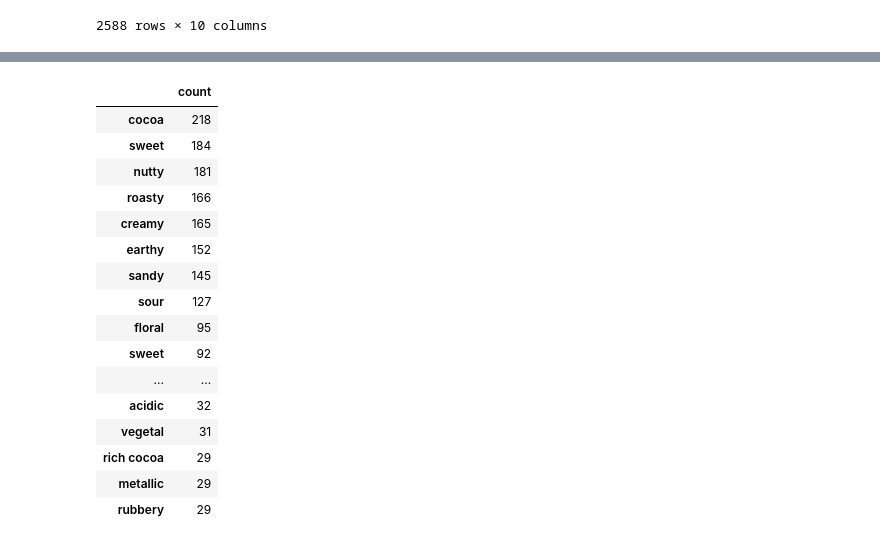
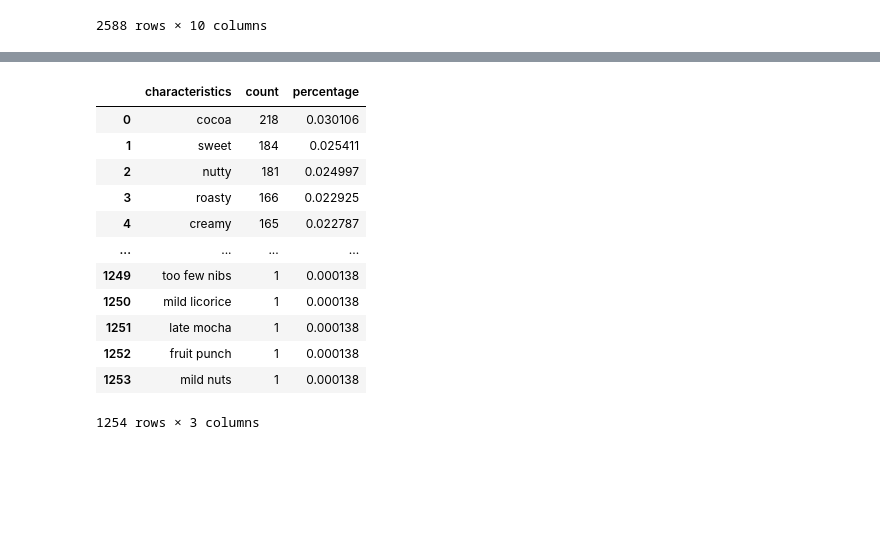
Before and after one commit to robindhillon1/chocolate_rating, a Jupyter notebook: src/chocolate_rating_eda.ipynb, the cells around one changed output, grey strips where cells are left out. Saved outputs shown, nothing was run; the diff lists cells and outputs as text; code cells hidden in the pictures; blank space fills up the shorter version.

```diff
--- a/src/chocolate_rating_eda.ipynb
+++ b/src/chocolate_rating_eda.ipynb
@@ -7,6 +11,6 @@ from pandas_profiling import ProfileReport
 # %%
 # Read raw data files
-choco_raw = pd.read_csv("../data/raw/DSCI_522_chocolate_raw.csv", index_col=0)
+choco_raw = pd.read_csv("../data/raw/chocolate_raw.csv")
 # %%
 choco_raw
 # %% [output]
@@ -55,0 +65,5 @@ memory usage: 222.4+ KB
+# %%
+# Convert Cocoa Percent to float
+choco_raw['Cocoa Percent'] = choco_raw['Cocoa Percent'].str.rstrip('%').astype('float') / 100
+
+choco_raw.info()
@@ -61,26 +149,31 @@ choco_raw_profile.to_notebook_iframe()
 # %%
-# Analyse number of most memorable characteristics present
+# Analyse Most Memorable Characteristics
+
+# Split the comma delimited text
 boom_characteristics = choco_raw['Most Memorable Characteristics'].str.split(',').explode()
+
+# Calculate the count and format into dataframe
 boom_characteristics_df = pd.DataFrame(boom_characteristics.value_counts())
 boom_characteristics_df = boom_characteristics_df.rename(columns={'Most Memorable Characteristics': 'count'})
 boom_characteristics_df.sort_values('count', ascending=False)
+boom_characteristics_df = boom_characteristics_df.reset_index()
+boom_characteristics_df.columns=['characteristics', 'count']
 
-boom_characteristics_df[:50]
+# Create a new column for percentage
+boom_characteristics_df['percentage'] = boom_characteristics_df['count'] / sum(boom_characteristics_df['count'])
+
+boom_characteristics_df
 # %% [output]
-|  | count |
-| cocoa | 218 |
-| sweet | 184 |
-| nutty | 181 |
-| roasty | 166 |
-| creamy | 165 |
-| earthy | 152 |
-| sandy | 145 |
-| sour | 127 |
-| floral | 95 |
-| sweet | 92 |
-| ... | ... |
-| acidic | 32 |
-| vegetal | 31 |
-| rich cocoa | 29 |
-| metallic | 29 |
-| rubbery | 29 |
+|  | characteristics | count | percentage |
+| 0 | cocoa | 218 | 0.030106 |
+| 1 | sweet | 184 | 0.025411 |
+| 2 | nutty | 181 | 0.024997 |
+| 3 | roasty | 166 | 0.022925 |
+| 4 | creamy | 165 | 0.022787 |
+| ... | ... | ... | ... |
+| 1249 | too few nibs | 1 | 0.000138 |
+| 1250 | mild licorice | 1 | 0.000138 |
+| 1251 | late mocha | 1 | 0.000138 |
+| 1252 | fruit punch | 1 | 0.000138 |
+| 1253 | mild nuts | 1 | 0.000138 |
+1254 rows × 3 columns
```
Also changed, not shown: parts of 12 cells of this notebook.
